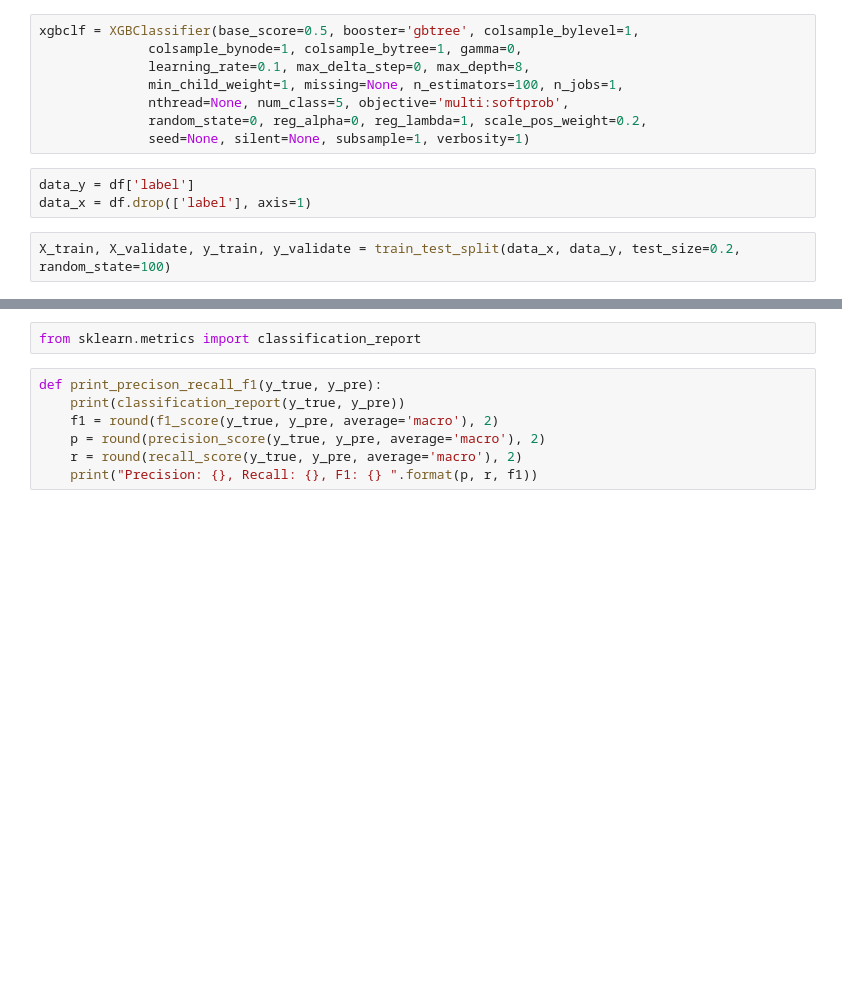
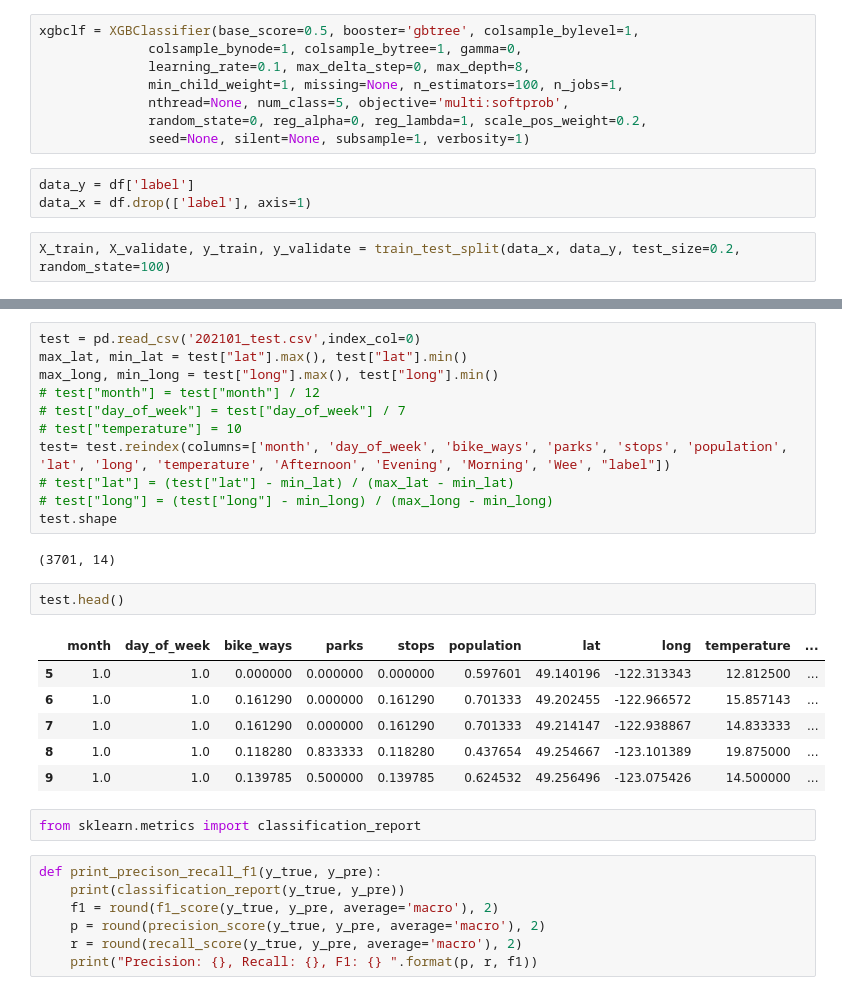
Before and after one commit to jefwang9/733_Final_Project, a Jupyter notebook: src/xgb_model_2020.ipynb, the cells around one changed output, grey strips where cells are left out. Cells and saved outputs as stored; diff of their text form; blank space fills up the shorter version.

```diff
--- a/src/xgb_model_2020.ipynb
+++ b/src/xgb_model_2020.ipynb
@@ -313,3 +111,25 @@ test.shape
+# %%
+test = pd.read_csv('202101_test.csv',index_col=0)
+max_lat, min_lat = test["lat"].max(), test["lat"].min()
+max_long, min_long = test["long"].max(), test["long"].min()
+# test["month"] = test["month"] / 12
+# test["day_of_week"] = test["day_of_week"] / 7
+# test["temperature"] = 10
+test= test.reindex(columns=['month', 'day_of_week', 'bike_ways', 'parks', 'stops', 'population', 'lat', 'long', 'temperature', 'Afternoon', 'Evening', 'Morning', 'Wee', "label"])
+# test["lat"] = (test["lat"] - min_lat) / (max_lat - min_lat)
+# test["long"] = (test["long"] - min_long) / (max_long - min_long)
+test.shape
+# %% [output]
+(3701, 14)
+# %%
+test.head()
+# %% [output]
+|  | month | day_of_week | bike_ways | parks | stops | population | lat | long | temperature | ... |
+| 5 | 1.0 | 1.0 | 0.000000 | 0.000000 | 0.000000 | 0.597601 | 49.140196 | -122.313343 | 12.812500 | ... |
+| 6 | 1.0 | 1.0 | 0.161290 | 0.000000 | 0.161290 | 0.701333 | 49.202455 | -122.966572 | 15.857143 | ... |
+| 7 | 1.0 | 1.0 | 0.161290 | 0.000000 | 0.161290 | 0.701333 | 49.214147 | -122.938867 | 14.833333 | ... |
+| 8 | 1.0 | 1.0 | 0.118280 | 0.833333 | 0.118280 | 0.437654 | 49.254667 | -123.101389 | 19.875000 | ... |
+| 9 | 1.0 | 1.0 | 0.139785 | 0.500000 | 0.139785 | 0.624532 | 49.256496 | -123.075426 | 14.500000 | ... |
 # %%
 from sklearn.metrics import classification_report
 # %%
```
Also changed, not shown: parts of 32 cells of this notebook, 2 other files.
